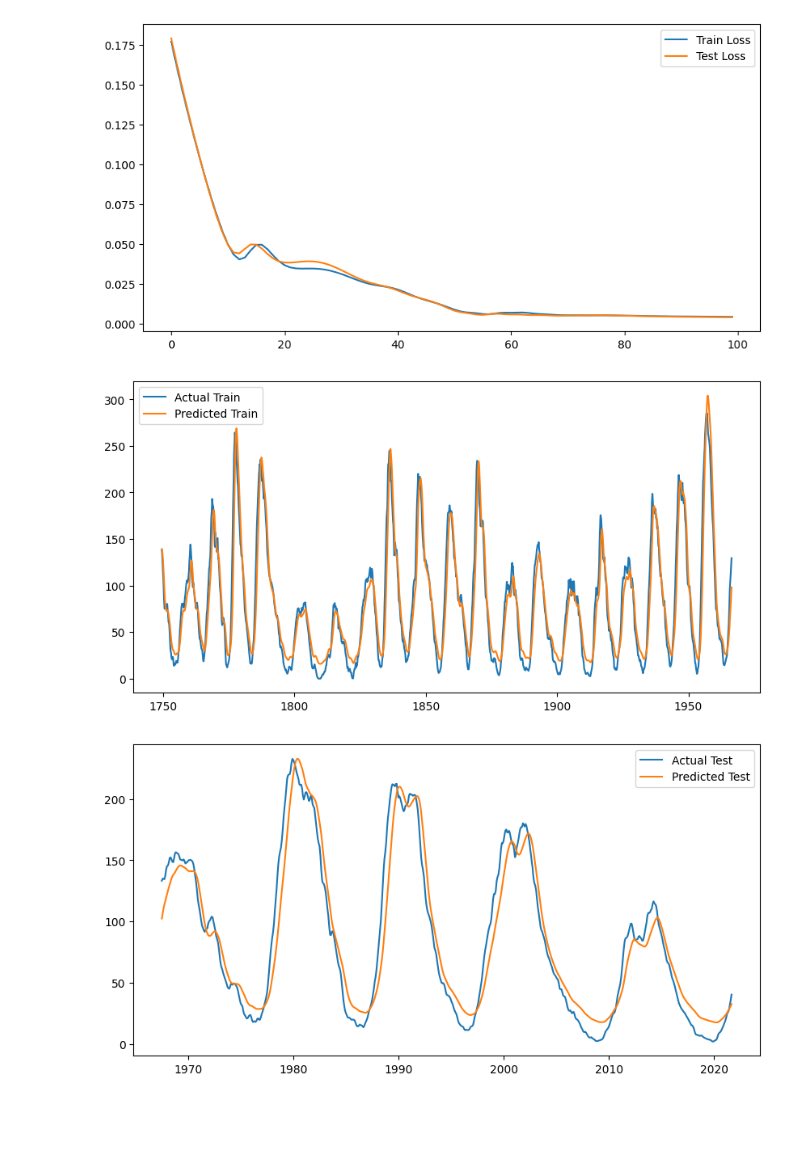
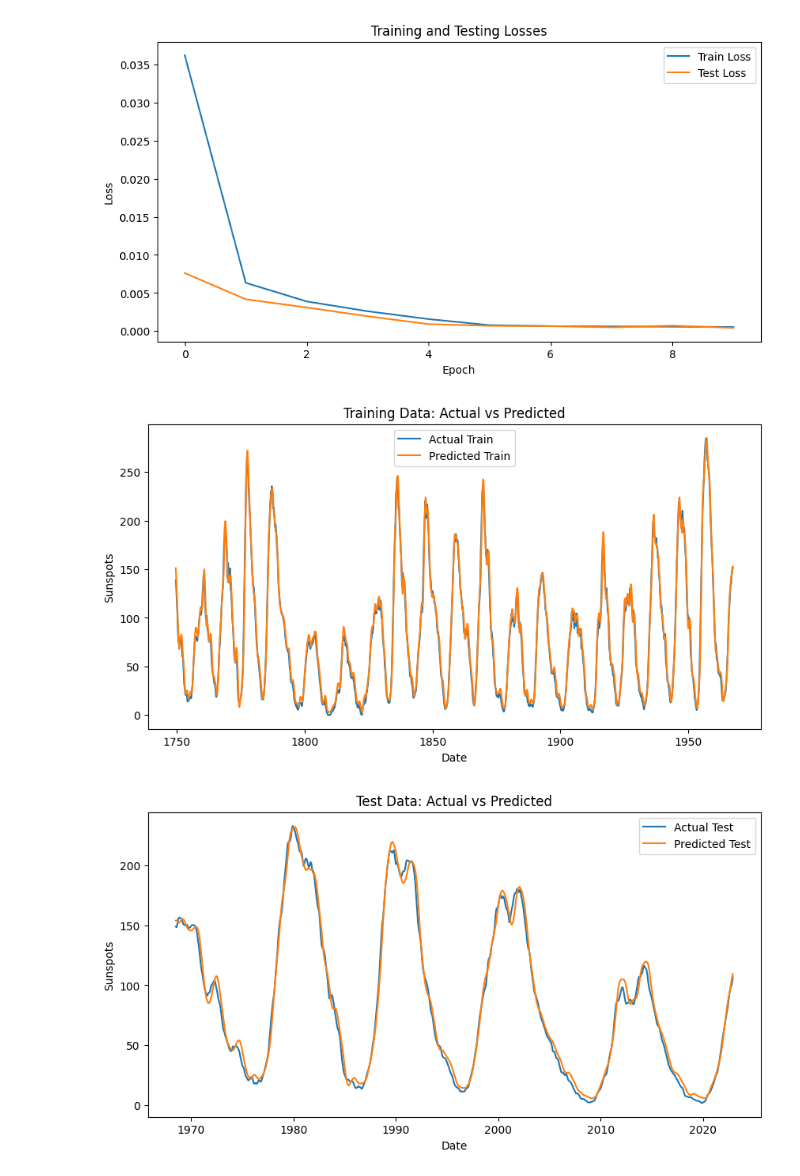
Before and after one commit to s7arekh/SAP_test, a Jupyter notebook: prediction.ipynb, the cells around one changed output. Drawn from its saved outputs; the diff is of its cells as text; code cells hidden in the pictures; blank space fills up the shorter version.

Commit message:
hidden state fix

```diff
--- a/prediction.ipynb
+++ b/prediction.ipynb
@@ -72,28 +72,35 @@ optimizer = optim.Adam(model.parameters(), lr=0.001)
 # %%
 
 # Обучение модели
-epochs = 100
+epochs = 10
 train_losses = []
 test_losses = []
 
-for epoch in range(epochs):
+for epoch in range(1, epochs + 1):
     model.train()
-    optimizer.zero_grad()
-    model.hidden_cell = (torch.zeros(1, X_train.size(0), model.hidden_layer_size).to(device),
-                         torch.zeros(1, X_train.size(0), model.hidden_layer_size).to(device))
-    y_pred = model(X_train)
-    train_loss = loss_function(y_pred, y_train)
-    train_loss.backward()
-    optimizer.step()
+    batch_train_loss = 0.0
+    for X_batch, y_batch in train_loader:
+        X_batch, y_batch = X_batch.to(device), y_batch.to(device)
+        optimizer.zero_grad()
+        y_pred = model(X_batch)
+        loss = loss_function(y_pred, y_batch)
+        loss.backward()
+        optimizer.step()
+        batch_train_loss += loss.item()
+
+    train_losses.append(batch_train_loss / len(train_loader))
 
     model.eval()
+    batch_test_loss = 0.0
     with torch.no_grad():
-        y_test_pred = model(X_test)
-        test_loss = loss_function(y_test_pred, y_test)
+        for X_batch, y_batch in test_loader:
+            X_batch, y_batch = X_batch.to(device), y_batch.to(device)
+            y_test_pred = model(X_batch)
+            loss = loss_function(y_test_pred, y_batch)
+            batch_test_loss += loss.item()
 
-    train_losses.append(train_loss.item())
-    test_losses.append(test_loss.item())
+    test_losses.append(batch_test_loss / len(test_loader))
 
     if epoch % 10 == 0:
-        print(f'Epoch {epoch} Train Loss: {train_loss.item()} Test Loss: {test_loss.item()}')
+        print(f'Epoch {epoch} Train Loss: {train_losses[-1]} Test Loss: {test_losses[-1]}')
 # %% [output]
@@ -110,11 +108,14 @@ Epoch 90 Train Loss: 0.004449452273547649 Test Loss: 0.00421645725145936
 # %%
 
 # Визуализация лосса
 plt.figure(figsize=(10,5))
 plt.plot(train_losses, label='Train Loss')
 plt.plot(test_losses, label='Test Loss')
+plt.xlabel('Epoch')
+plt.ylabel('Loss')
 plt.legend()
+plt.title('Training and Testing Losses')
 plt.show()
 # %% [output]
-[figure, old version]
+[figure, new version]
 # %%
@@ -130,20 +130,26 @@ test_pred = scaler.inverse_transform(test_pred)
 y_train_inv = scaler.inverse_transform(y_train.cpu().numpy().reshape(-1, 1))
 y_test_inv = scaler.inverse_transform(y_test.cpu().numpy().reshape(-1, 1))
 # %%
-
+# Визуализация для тренировочной выборки
 plt.figure(figsize=(10,5))
 plt.plot(data['Date'][:len(train_pred)], y_train_inv, label='Actual Train')
 plt.plot(data['Date'][:len(train_pred)], train_pred, label='Predicted Train')
+plt.xlabel('Date')
+plt.ylabel('Sunspots')
 plt.legend()
+plt.title('Training Data: Actual vs Predicted')
 plt.show()
 # %% [output]
-[figure, old version]
+[figure, new version]
 # %%
-
+# Визуализация для тестовой выборки
 plt.figure(figsize=(10,5))
 plt.plot(data['Date'][-len(test_pred):], y_test_inv, label='Actual Test')
 plt.plot(data['Date'][-len(test_pred):], test_pred, label='Predicted Test')
+plt.xlabel('Date')
+plt.ylabel('Sunspots')
 plt.legend()
+plt.title('Test Data: Actual vs Predicted')
 plt.show()
 # %% [output]
-[figure, old version]
+[figure, new version]
```
Also changed, not shown: parts of 10 cells of this notebook.
